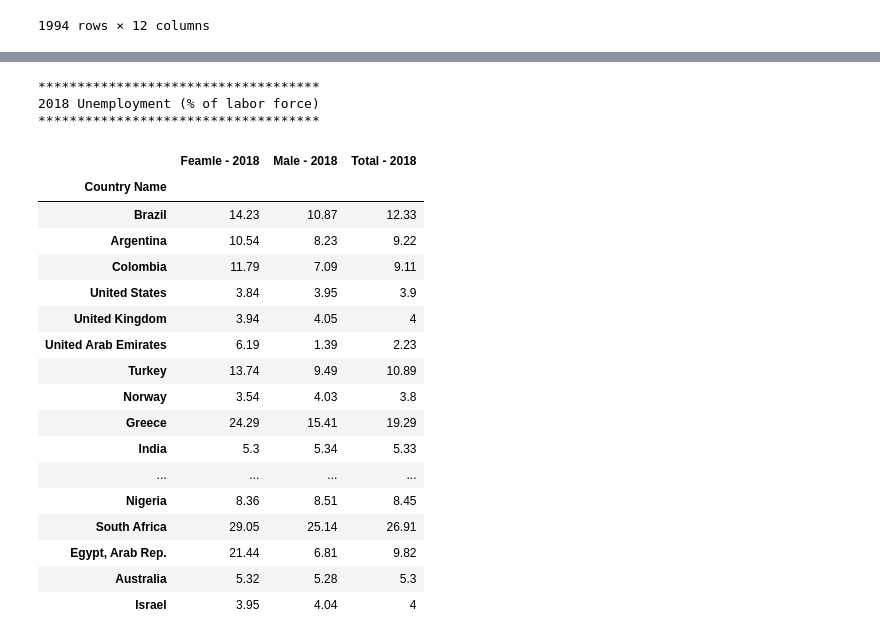
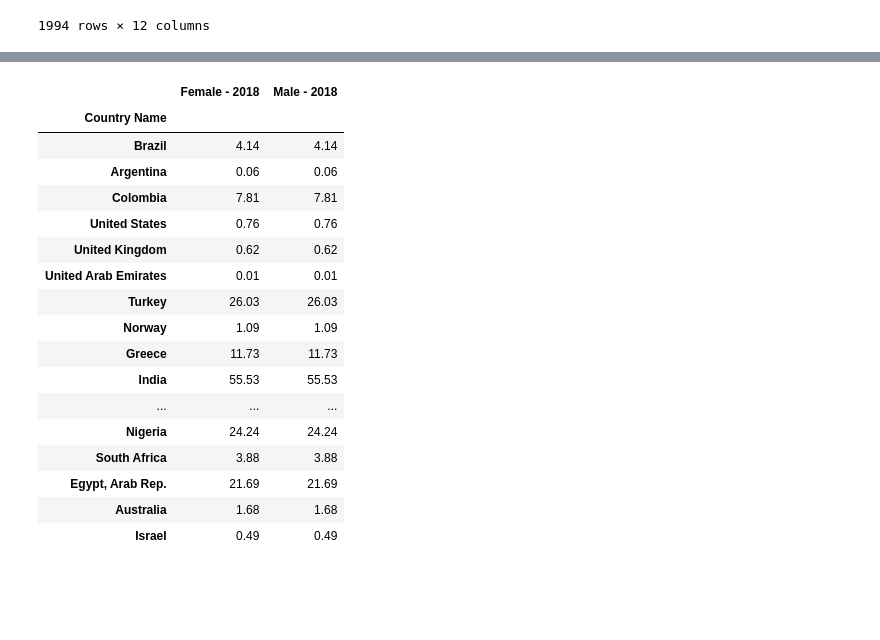
Before and after one commit to Keh4/Project-1---Team-3, a Jupyter notebook: Working_file_no_3.ipynb, the cells around one changed output, grey strips where cells are left out. Saved outputs shown, nothing was run; the diff lists cells and outputs as text; code cells hidden in the pictures; blank space fills up the shorter version.

Commit message:
Updated GDP, added Aggricultural employment data.

```diff
--- a/Working_file_no_3.ipynb
+++ b/Working_file_no_3.ipynb
@@ -373,7 +269,7 @@ unemployment_f_df = unemployment_f_df.drop(['Country Code',
                                       '2020 [YR2020]',
                                       '2010-2020'],
                                      axis = 1)
-unemployment_f_df = unemployment_f_df.rename(columns={"2018 [YR2018]": "Feamle - 2018"})
+unemployment_f_df = unemployment_f_df.rename(columns={"2018 [YR2018]": "Female - 2018"})
 unemployment_f_df = unemployment_f_df.set_index("Country Name")
 unemployment_f_df = unemployment_f_df.drop(index='Country List')
 
@@ -424,64 +320,64 @@ print("************************************")
 unemployment_df = unemployment_f_df.merge(unemployment_m_df, on='Country Name')
 unemployment_df = unemployment_df.merge(unemployment_total_df, on='Country Name')
 unemployment_df
-# %% [output]
-************************************
-2018 Unemployment (% of labor force)
-************************************
-|  | Feamle - 2018 | Male - 2018 | Total - 2018 |
-| Country Name |  |  |  |
-| Brazil | 14.23 | 10.87 | 12.33 |
-| Argentina | 10.54 | 8.23 | 9.22 |
-| Colombia | 11.79 | 7.09 | 9.11 |
-| United States | 3.84 | 3.95 | 3.9 |
-| United Kingdom | 3.94 | 4.05 | 4 |
-| United Arab Emirates | 6.19 | 1.39 | 2.23 |
-| Turkey | 13.74 | 9.49 | 10.89 |
-| Norway | 3.54 | 4.03 | 3.8 |
-| Greece | 24.29 | 15.41 | 19.29 |
-| India | 5.3 | 5.34 | 5.33 |
-| ... | ... | ... | ... |
-| Nigeria | 8.36 | 8.51 | 8.45 |
-| South Africa | 29.05 | 25.14 | 26.91 |
-| Egypt, Arab Rep. | 21.44 | 6.81 | 9.82 |
-| Australia | 5.32 | 5.28 | 5.3 |
-| Israel | 3.95 | 4.04 | 4 |
 # %%
-# Isolate employment by agriculture data
-Agriculture_emp_f_df = trimmed_df.loc[trimmed_df['Series Code'] == 'SL.AGR.EMPL.FE.ZS ']
-Agriculture_emp_f_df =Agriculture_emp_f_df .drop(['Country Code',
+# Isolate female employment by agriculture data
+agriculture_emp_f_df = trimmed_df.loc[trimmed_df['Series Code'] == 'SL.AGR.EMPL.FE.ZS']
+agriculture_emp_f_df = agriculture_emp_f_df.drop(['Country Code',
                                       'Series Code',
                                       'Series Name',
                                       '2014 [YR2014]',
                                       '2015 [YR2015]',
                                       '2016 [YR2016]',
                                       '2017 [YR2017]',
                                       '2019 [YR2019]',
                                       '2020 [YR2020]',
                                       '2010-2020'],
                                      axis = 1)
-Agriculture_emp_f_df = Agriculture_emp_f_df.rename(columns={"2018 [YR2018]": "Feamle - 2018"})
-Agriculture_emp_f_df = Agriculture_emp_f_df.set_index("Country Name")
-#Agriculture_emp_f_df = Agriculture_emp_f_df.drop(index='Country List')
+agriculture_emp_f_df = agriculture_emp_f_df.rename(columns={"2018 [YR2018]": "Female - 2018"})
+agriculture_emp_f_df = agriculture_emp_f_df.set_index("Country Name")
+agriculture_emp_f_df = agriculture_emp_f_df.drop(index='Country List')
 
+# Isolate male employment by agriculture data
 
-
-
-Agriculture_emp_m_df = trimmed_df.loc[trimmed_df['Series Code'] == 'SL.AGR.EMPL.MA.ZS ']
-Agriculture_emp_m_df = Agriculture_emp_m_df.drop(['Country Code',
+agriculture_emp_m_df = trimmed_df.loc[trimmed_df['Series Code'] == 'SL.AGR.EMPL.FE.ZS']
+agriculture_emp_m_df = agriculture_emp_m_df.drop(['Country Code',
                                       'Series Code',
                                       'Series Name',
                                       '2014 [YR2014]',
                                       '2015 [YR2015]',
                                       '2016 [YR2016]',
                                       '2017 [YR2017]',
                                       '2019 [YR2019]',
                                       '2020 [YR2020]',
                                       '2010-2020'],
                                      axis = 1)
-Agriculture_emp_m_df = Agriculture_emp_m_df.rename(columns={"2018 [YR2018]": "Male - 2018"})
-Agriculture_emp_m_df = Agriculture_emp_m_df.set_index("Country Name")
-#Agriculture_emp_m_df = Agriculture_emp_f_df.drop(index='Country List')
+agriculture_emp_m_df = agriculture_emp_m_df.rename(columns={"2018 [YR2018]": "Male - 2018"})
+agriculture_emp_m_df = agriculture_emp_m_df.set_index("Country Name")
+agriculture_emp_m_df = agriculture_emp_m_df.drop(index='Country List')
+
+agriculture_emp_df = agriculture_emp_f_df.merge(agriculture_emp_m_df, on='Country Name')
+
+agriculture_emp_df.astype(float).round(2)
+# %% [output]
+|  | Female - 2018 | Male - 2018 |
+| Country Name |  |  |
+| Brazil | 4.14 | 4.14 |
+| Argentina | 0.06 | 0.06 |
+| Colombia | 7.81 | 7.81 |
+| United States | 0.76 | 0.76 |
+| United Kingdom | 0.62 | 0.62 |
+| United Arab Emirates | 0.01 | 0.01 |
+| Turkey | 26.03 | 26.03 |
+| Norway | 1.09 | 1.09 |
+| Greece | 11.73 | 11.73 |
+| India | 55.53 | 55.53 |
+| ... | ... | ... |
+| Nigeria | 24.24 | 24.24 |
+| South Africa | 3.88 | 3.88 |
+| Egypt, Arab Rep. | 21.69 | 21.69 |
+| Australia | 1.68 | 1.68 |
+| Israel | 0.49 | 0.49 |
 # %%
 
 print("**************************")
```
Also changed, not shown: parts of 8 cells of this notebook.
